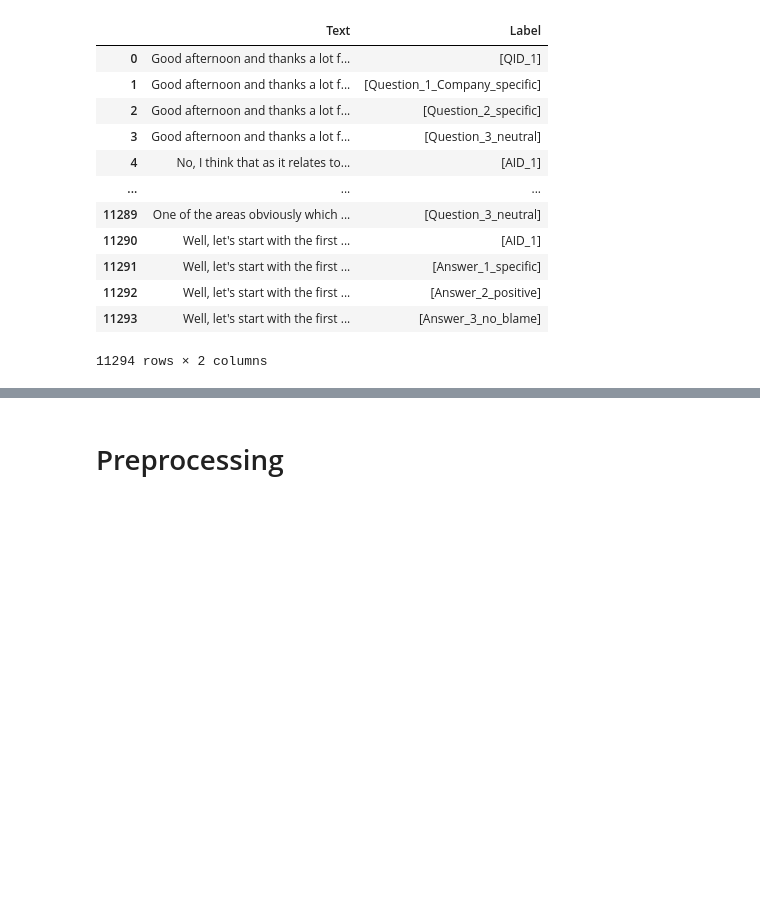
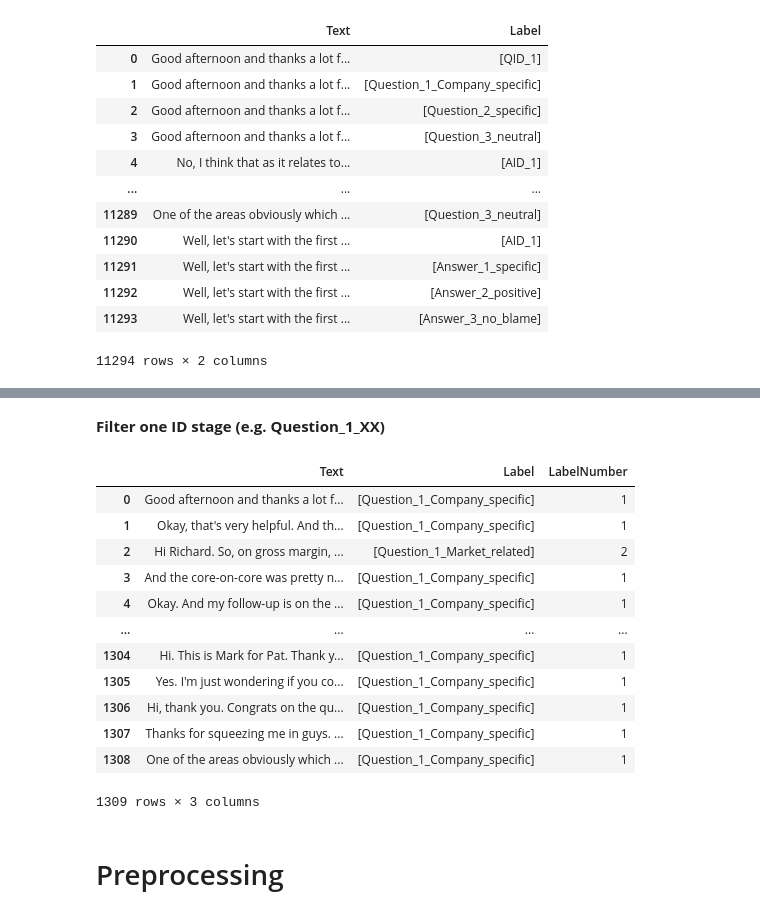
Before and after one commit to flxmlr/DLTA_Assignment2, a Jupyter notebook: Assignment_2_Text_Analytics_Team1.ipynb, the cells around one changed output, grey strips where cells are left out. Saved outputs shown, nothing was run; the diff lists cells and outputs as text; code cells hidden in the pictures; blank space fills up the shorter version.

```diff
--- a/Assignment_2_Text_Analytics_Team1.ipynb
+++ b/Assignment_2_Text_Analytics_Team1.ipynb
@@ -58,3 +112,28 @@ df
+# %% [markdown]
+**Filter one ID stage (e.g. Question_1_XX)**
+# %%
+idStage = ['1', '2']
+df = df[df['LabelNumber'].isin(idStage)]
+
+# set new index
+df = df.reset_index()
+# delete old indices
+df.pop('index')
+df
+# %% [output]
+|  | Text | Label | LabelNumber |
+| 0 | Good afternoon and thanks a lot f... | [Question_1_Company_specific] | 1 |
+| 1 | Okay, that's very helpful. And th... | [Question_1_Company_specific] | 1 |
+| 2 | Hi Richard. So, on gross margin, ... | [Question_1_Market_related] | 2 |
+| 3 | And the core-on-core was pretty n... | [Question_1_Company_specific] | 1 |
+| 4 | Okay. And my follow-up is on the ... | [Question_1_Company_specific] | 1 |
+| ... | ... | ... | ... |
+| 1304 | Hi. This is Mark for Pat. Thank y... | [Question_1_Company_specific] | 1 |
+| 1305 | Yes. I'm just wondering if you co... | [Question_1_Company_specific] | 1 |
+| 1306 | Hi, thank you. Congrats on the qu... | [Question_1_Company_specific] | 1 |
+| 1307 | Thanks for squeezing me in guys. ... | [Question_1_Company_specific] | 1 |
+| 1308 | One of the areas obviously which ... | [Question_1_Company_specific] | 1 |
+1309 rows × 3 columns
 # %% [markdown]
 # Preprocessing
 # %%
```
Also changed, not shown: parts of 24 cells of this notebook.
